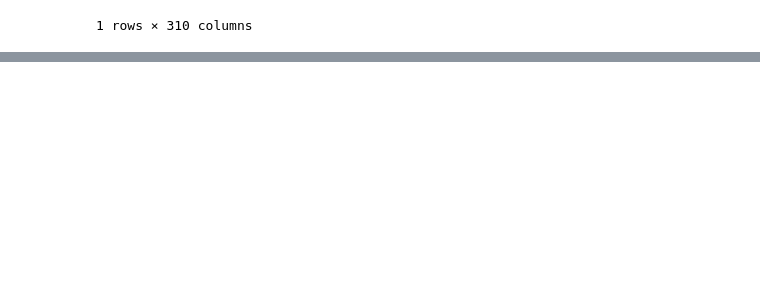
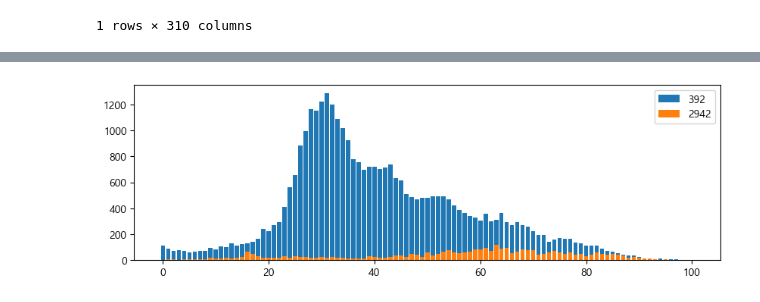
Before and after one commit to 2yuri89/workspace, a Jupyter notebook: pakage-for-ml/lab03.ipynb, the cells around one changed output, grey strips where cells are left out. Saved outputs shown, nothing was run; the diff lists cells and outputs as text; code cells hidden in the pictures; blank space fills up the shorter version.

```diff
--- a/pakage-for-ml/lab03.ipynb
+++ b/pakage-for-ml/lab03.ipynb
@@ -123,0 +463,18 @@ population[population['2024년09월_계_총인구수'] == max_value ]
+# %%
+# 특정 지역의 0세 ~ 100세 데이터를 찾아서 ndarray로 저장 - 이걸 하는게 values
+
+population_per_age392 = population.loc[392, '2024년09월_계_0세':'2024년09월_계_100세 이상'].values # 역삼2동
+population_per_age2942 = population.loc[2942, '2024년09월_계_0세':'2024년09월_계_100세 이상'].values # 창평면
+# %%
+# 가정 : 도시에는 젋은이가 많고, 농촌에는 노인이 많을 것이다.
+# Q : 이걸 어떻게 보여줄까? -> 시각화
+
+plt.figure(figsize=(10, 3))
+plt.bar(np.arange(101), population_per_age392, label = '392')
+# x축에 np.range, 데이터는 age392
+plt.bar(np.arange(101), population_per_age2942, label = '2942')
+plt.legend()
+
+plt.show()
+# %% [output]
+[figure, added]
```
Also changed, not shown: parts of 46 cells of this notebook, 9 other files.
